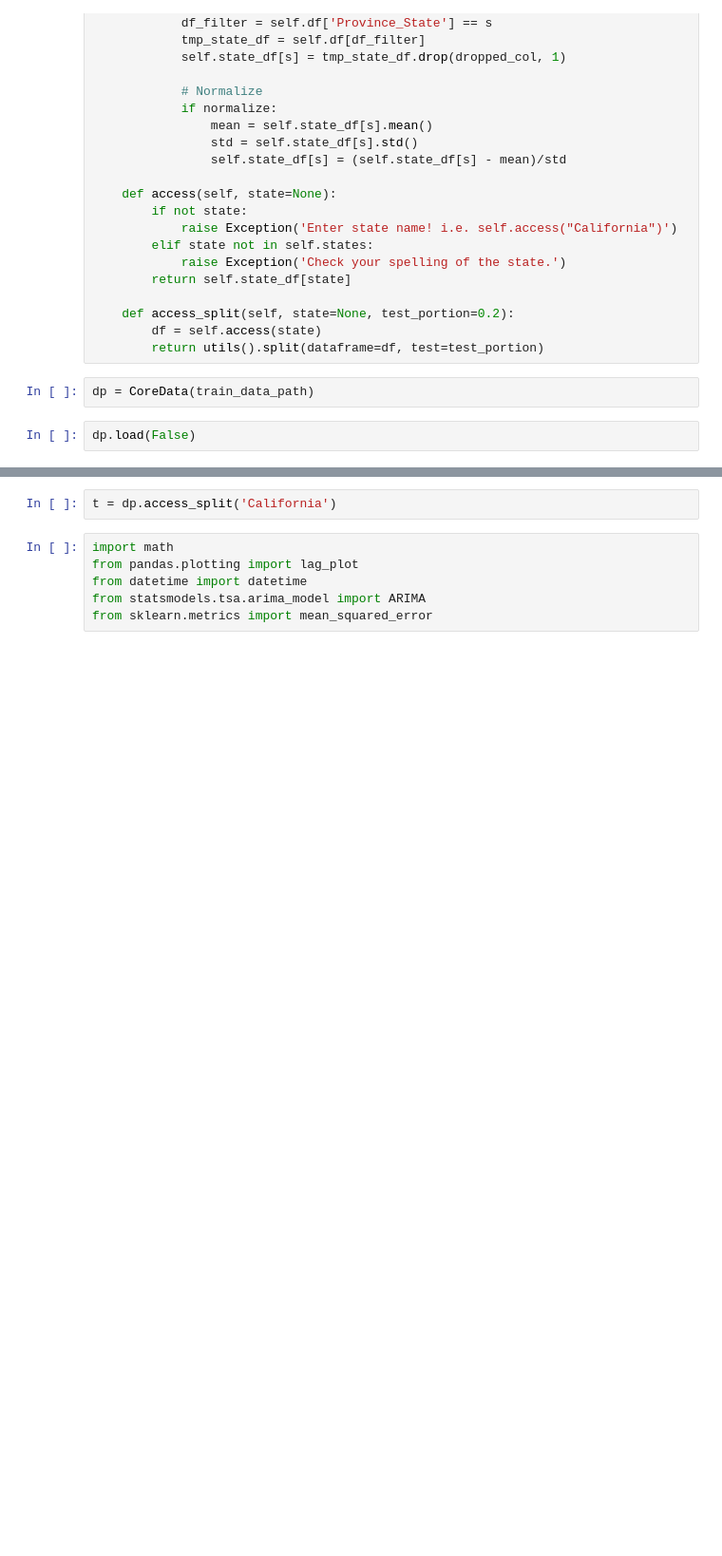
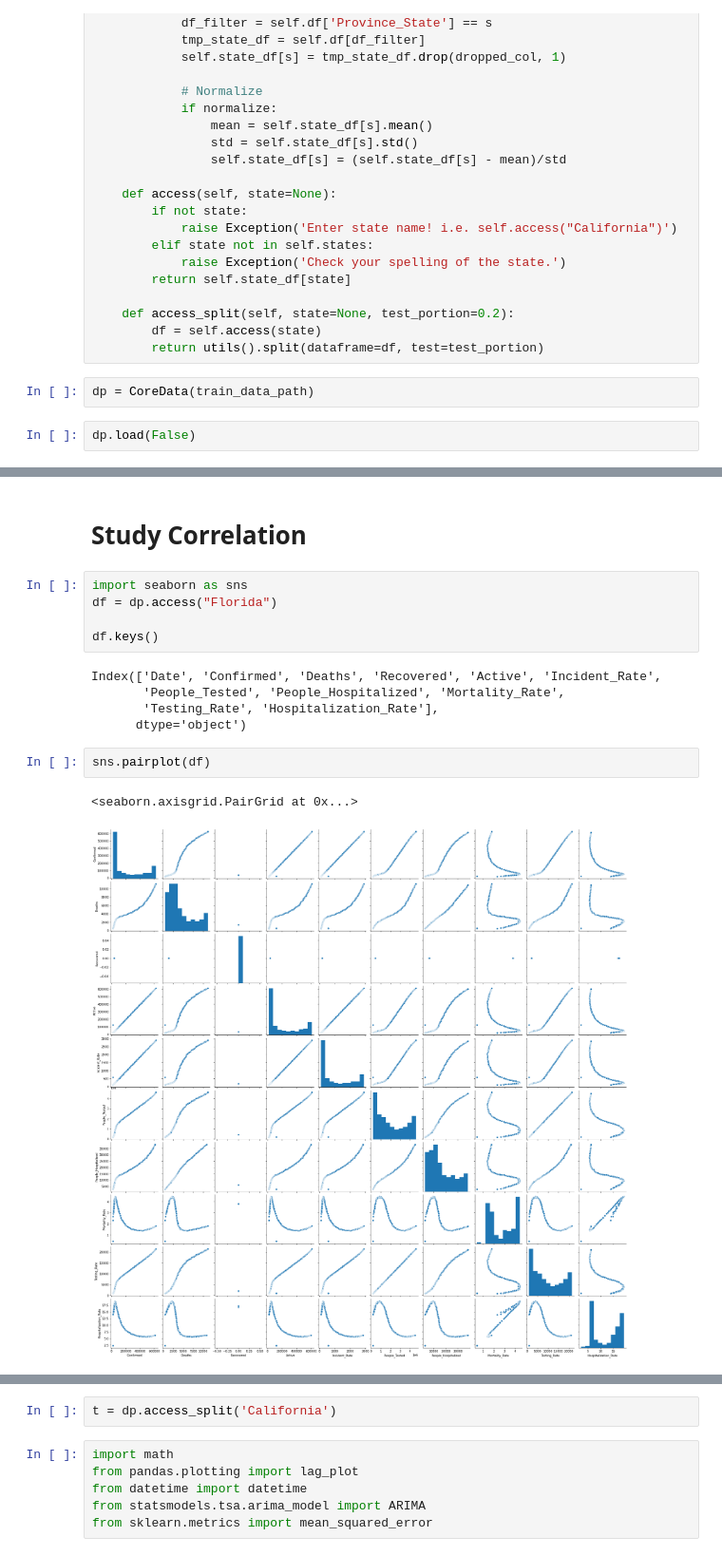
Before and after one commit to JackZhao98/COVID19-Prediction, a Jupyter notebook: some helper class.ipynb, the cells around one changed output, grey strips where cells are left out. Shown at 95% size. Cells and saved outputs as stored; diff of their text form; blank space fills up the shorter version.

Commit message:
Added scatterplot matrix for feature analysis.

```diff
--- a/some helper class.ipynb
+++ b/some helper class.ipynb
@@ -89,0 +74,17 @@ dp.access("California")
+# %% [markdown]
+# Study Correlation
+# %%
+import seaborn as sns
+df = dp.access("Florida")
+
+df.keys()
+# %% [output]
+Index(['Date', 'Confirmed', 'Deaths', 'Recovered', 'Active', 'Incident_Rate',
+       'People_Tested', 'People_Hospitalized', 'Mortality_Rate',
+       'Testing_Rate', 'Hospitalization_Rate'],
+      dtype='object')
+# %%
+sns.pairplot(df)
+# %% [output]
+<seaborn.axisgrid.PairGrid at 0x...>
+[figure, added]
```
Also changed, not shown: parts of 2 cells of this notebook.
